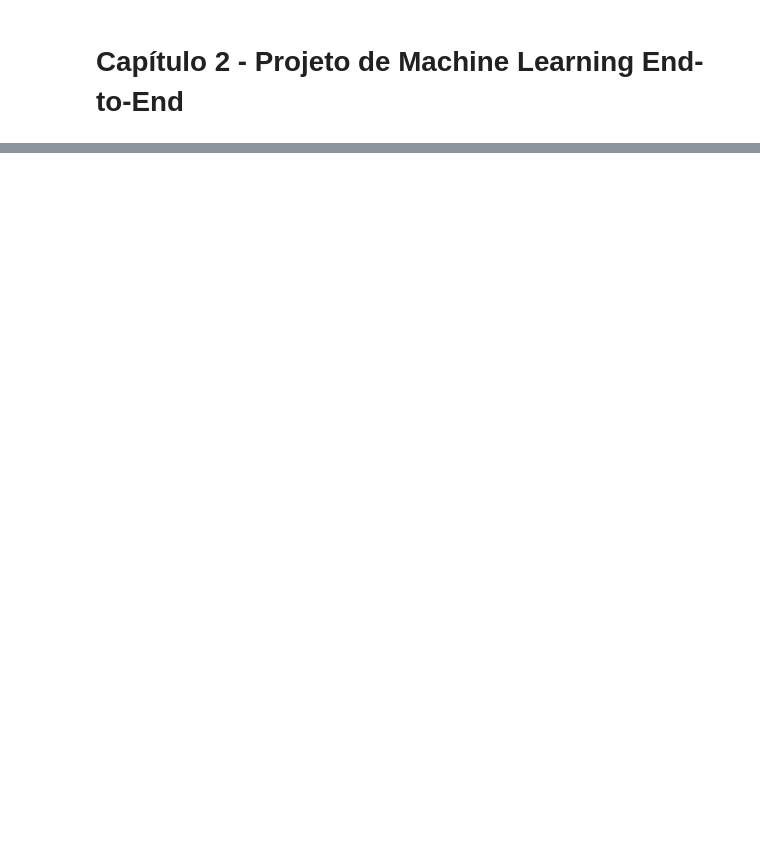
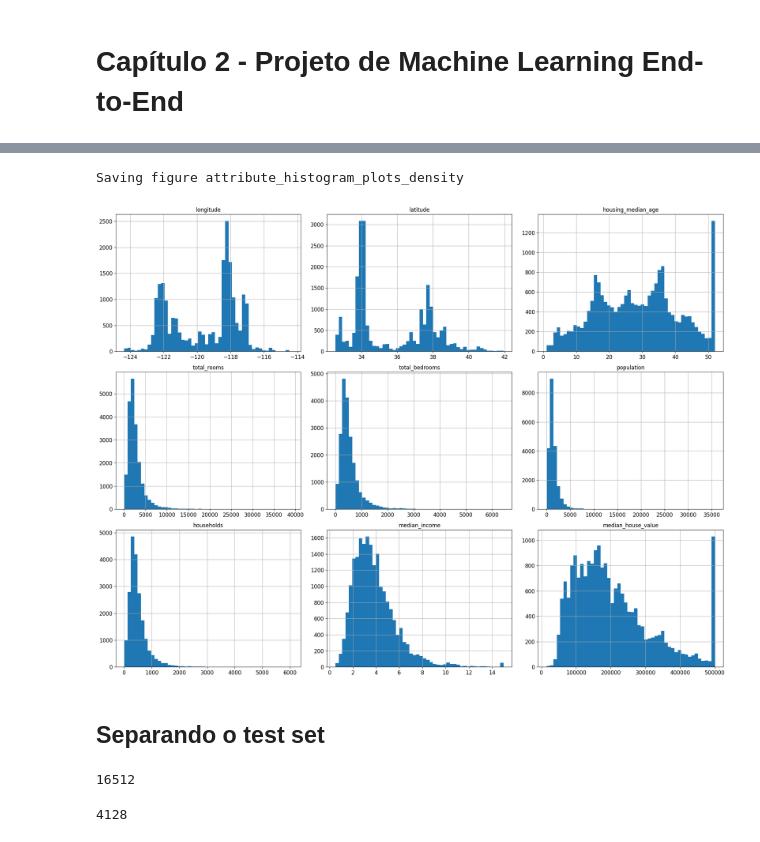
Before and after one commit to importsci/book-handson-ml, a Jupyter notebook: notebooks/02_projeto_ml_end_to_end.ipynb, the cells around one changed output, grey strips where cells are left out. Cells and saved outputs as stored; diff of their text form; code cells hidden in the pictures; blank space fills up the shorter version.

```diff
--- a/notebooks/02_projeto_ml_end_to_end.ipynb
+++ b/notebooks/02_projeto_ml_end_to_end.ipynb
@@ -7,12 +7,12 @@
 import sklearn
 assert sklearn.__version__ >= "0.20"
 
-# Common imports
+# Padrões
 import numpy as np
 import pandas as pd
 import os
 
-# To plot pretty figures
+# Para plotar gráficos
 %matplotlib inline
 import matplotlib as mpl
 import matplotlib.pyplot as plt
@@ -20,8 +20,8 @@ mpl.rc('axes', labelsize=14)
 mpl.rc('xtick', labelsize=12)
 mpl.rc('ytick', labelsize=12)
 
-# Where to save the figures
-PROJECT_ROOT_DIR = "."
+# Define onde salvar as figuras
+PROJECT_ROOT_DIR = ".."
 CHAPTER_ID = "cap_2"
 IMAGES_PATH = os.path.join(PROJECT_ROOT_DIR, "images", CHAPTER_ID)
 os.makedirs(IMAGES_PATH, exist_ok=True)
@@ -37,13 +39,32 @@ def save_fig(fig_id, tight_layout=True, fig_extension="png", resolution=300):
 # %%
-import os
 import tarfile
 import urllib.request
 
 DOWNLOAD_ROOT = "https://raw.githubusercontent.com/ageron/handson-ml2/master/"
-HOUSING_PATH = os.path.join("../", "datasets", "housing")
+HOUSING_PATH = os.path.join("../", "datasets", "df")
 HOUSING_URL = DOWNLOAD_ROOT + "datasets/housing/housing.tgz"
 
 def fetch_housing_data(housing_url=HOUSING_URL, housing_path=HOUSING_PATH):
+    """
+    Baixa e extrai o conjunto de dados de habitação.
+
+    Esta função verifica se o diretório do conjunto de dados existe, cria o diretório caso não exista,
+    baixa o arquivo .tgz do conjunto de dados de habitação a partir de uma URL fornecida e, finalmente,
+    extrai os arquivos no diretório especificado.
+
+    :param housing_url: URL do arquivo .tgz do conjunto de dados de habitação.
+                        Padrão é HOUSING_URL.
+    :type housing_url: str
+    :param housing_path: Caminho do diretório onde o conjunto de dados de habitação será armazenado.
+                         Padrão é HOUSING_PATH.
+    :type housing_path: str
+
+    Exemplo de uso:
+
+    >>> fetch_housing_data()
+
+    O exemplo acima baixa e extrai o conjunto de dados de habitação no diretório padrão.
+    """
     if not os.path.isdir(housing_path):
         os.makedirs(housing_path)
     tgz_path = os.path.join(housing_path, "housing.tgz")
@@ -69,0 +84,2 @@ housing.head()
+# %%
+df = load_housing_data()
@@ -69,0 +141,10 @@ housing.head()
+# %%
+import matplotlib.pyplot as plt
+df.hist(bins=50, figsize=(20,15))
+save_fig("attribute_histogram_plots_density")
+plt.show()
+# %% [output]
+Saving figure attribute_histogram_plots_density
+[figure, added]
+# %% [markdown]
+## Separando o test set
@@ -69,0 +163,8 @@ housing.head()
+# %%
+len(train_set)
+# %% [output]
+16512
+# %%
+len(test_set)
+# %% [output]
+4128
```
Also changed, not shown: parts of 18 cells of this notebook.
